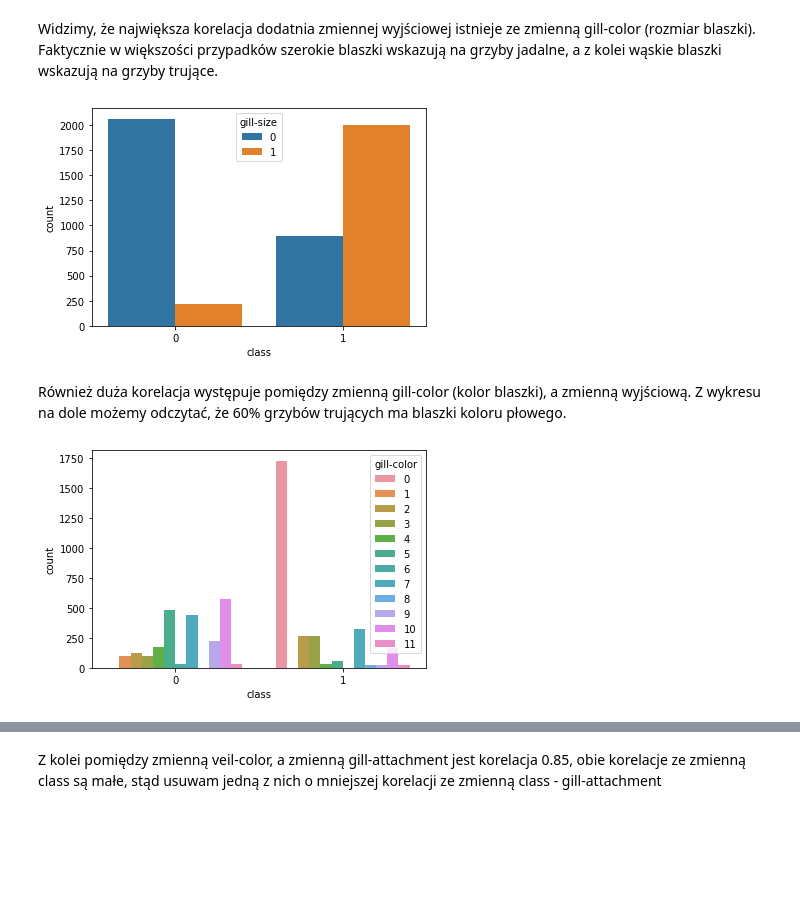
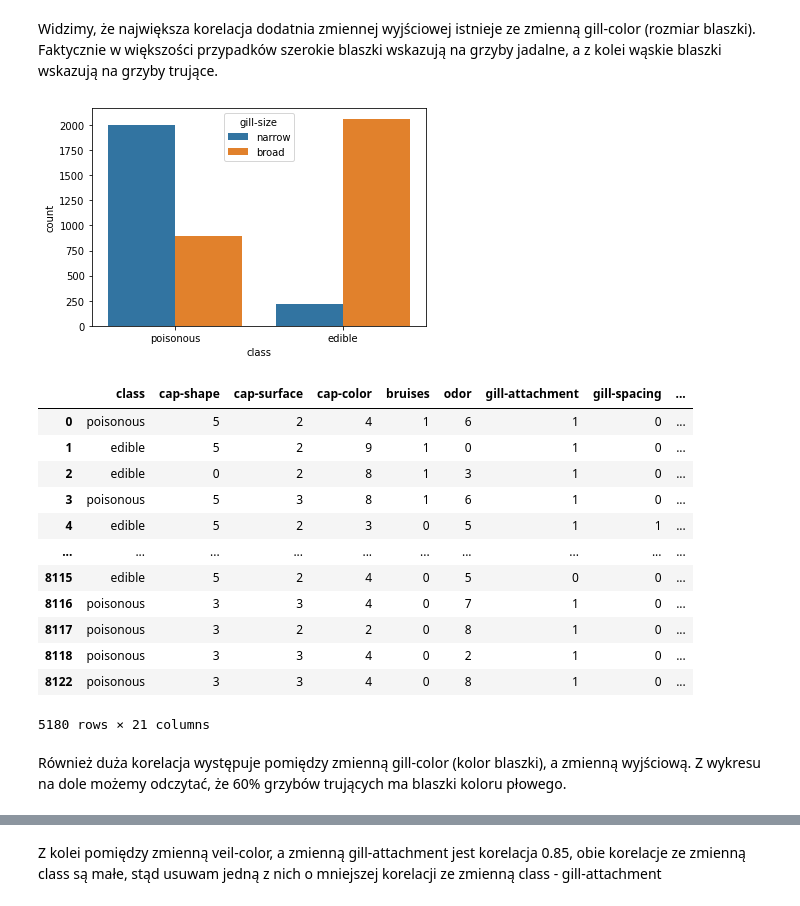
Before and after one commit to natkramarz/mushroom_classifier, a Jupyter notebook: projekt_zaliczeniowy.ipynb, the cells around one changed output, grey strips where cells are left out. Saved outputs shown, nothing was run; the diff lists cells and outputs as text; code cells hidden in the pictures; blank space fills up the shorter version.

```diff
--- a/projekt_zaliczeniowy.ipynb
+++ b/projekt_zaliczeniowy.ipynb
@@ -199,15 +195,27 @@ plt.show()
 [figure]
 # %% [markdown]
 Widzimy, że największa korelacja dodatnia zmiennej wyjściowej istnieje ze zmienną gill-color (rozmiar blaszki). Faktycznie w większości przypadków szerokie blaszki wskazują na grzyby jadalne, a z kolei wąskie blaszki wskazują na grzyby trujące.
-# %%
-sns.countplot(data = df, x = 'class', hue = 'gill-size')
-plt.show()
-# %% [output]
-[figure, removed]
+# %%
+df_show = df.copy()
+df_show["gill-size"].replace({0: 'broad', 1: 'narrow'}, inplace=True)
+df_show["class"].replace({0: 'edible', 1: 'poisonous'}, inplace=True)
+sns.countplot(data = df_show, x = 'class', hue = 'gill-size')
+plt.show()
+df_show
+# %% [output]
+[figure, added]
+|  | class | cap-shape | cap-surface | cap-color | bruises | odor | gill-attachment | gill-spacing | ... |
+| 0 | poisonous | 5 | 2 | 4 | 1 | 6 | 1 | 0 | ... |
+| 1 | edible | 5 | 2 | 9 | 1 | 0 | 1 | 0 | ... |
+| 2 | edible | 0 | 2 | 8 | 1 | 3 | 1 | 0 | ... |
+| 3 | poisonous | 5 | 3 | 8 | 1 | 6 | 1 | 0 | ... |
+| 4 | edible | 5 | 2 | 3 | 0 | 5 | 1 | 1 | ... |
+| ... | ... | ... | ... | ... | ... | ... | ... | ... | ... |
+| 8115 | edible | 5 | 2 | 4 | 0 | 5 | 0 | 0 | ... |
+| 8116 | poisonous | 3 | 3 | 4 | 0 | 7 | 1 | 0 | ... |
+| 8117 | poisonous | 3 | 2 | 2 | 0 | 8 | 1 | 0 | ... |
+| 8118 | poisonous | 3 | 3 | 4 | 0 | 2 | 1 | 0 | ... |
+| 8122 | poisonous | 3 | 3 | 4 | 0 | 8 | 1 | 0 | ... |
+5180 rows × 21 columns
 # %% [markdown]
 Również duża korelacja występuje pomiędzy zmienną gill-color (kolor blaszki), a zmienną wyjściową. Z wykresu na dole możemy odczytać, że 60% grzybów trujących ma blaszki koloru płowego.
-# %%
-sns.countplot(data = df, x = 'class', hue = 'gill-color')
-plt.show()
-# %% [output]
-[figure, removed]
```
Also changed, not shown: parts of 10 cells of this notebook.
